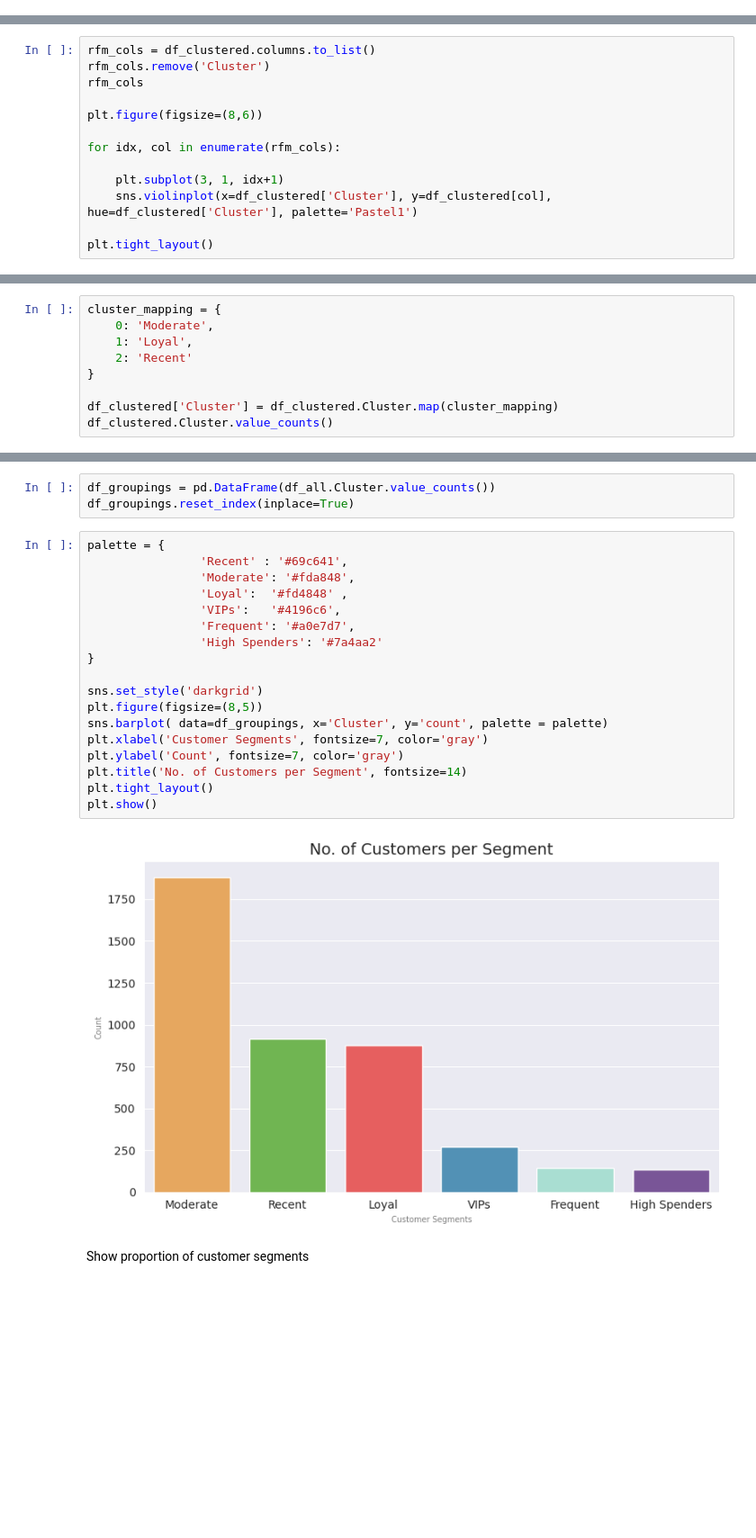
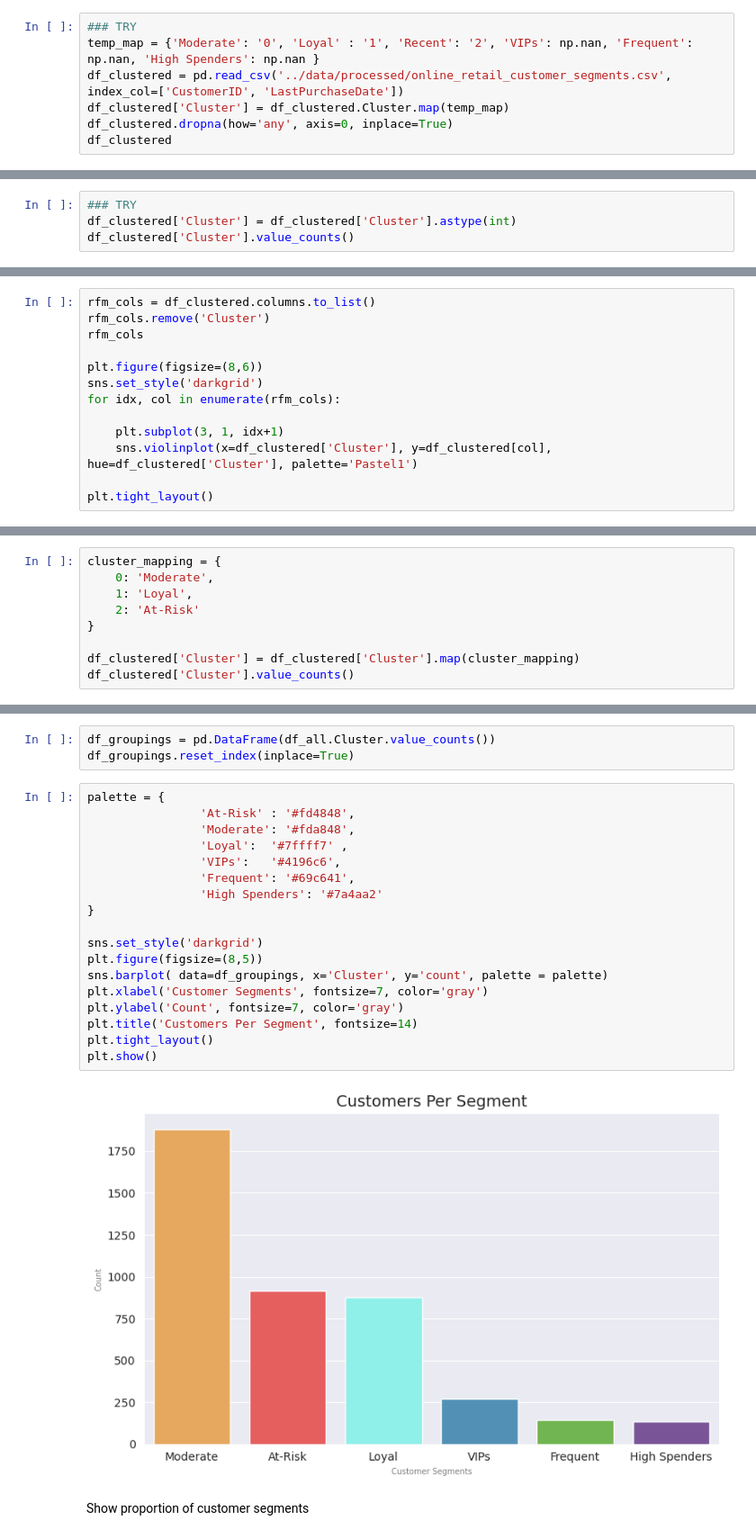
Before and after one commit to ds-edu/DataScienceCapstone_OnlineRetail, a Jupyter notebook: notebooks/Modeling.ipynb, the cells around one changed output, grey strips where cells are left out. Shown at 90% size. Drawn from its saved outputs; the diff is of its cells as text; blank space fills up the shorter version.

```diff
--- a/notebooks/Modeling.ipynb
+++ b/notebooks/Modeling.ipynb
@@ -686,3 +695,10 @@ Cluster
 2     913
 1     879
 Name: count, dtype: int64
+# %%
+### TRY
+temp_map = {'Moderate': '0', 'Loyal' : '1', 'Recent': '2', 'VIPs': np.nan, 'Frequent': np.nan, 'High Spenders': np.nan }
+df_clustered = pd.read_csv('../data/processed/online_retail_customer_segments.csv', index_col=['CustomerID', 'LastPurchaseDate'])
+df_clustered['Cluster'] = df_clustered.Cluster.map(temp_map)
+df_clustered.dropna(how='any', axis=0, inplace=True)
+df_clustered
@@ -688,0 +720,4 @@ Name: count, dtype: int64
+# %%
+### TRY
+df_clustered['Cluster'] = df_clustered['Cluster'].astype(int)
+df_clustered['Cluster'].value_counts()
@@ -692,7 +733,7 @@ rfm_cols.remove('Cluster')
 rfm_cols
 
 plt.figure(figsize=(8,6))
-
+sns.set_style('darkgrid')
 for idx, col in enumerate(rfm_cols):
 
     plt.subplot(3, 1, idx+1)
@@ -723,11 +764,11 @@ Map the assigned customer segment labels in the previous assessment section to t
 cluster_mapping = {
     0: 'Moderate',
     1: 'Loyal',
-    2: 'Recent'
+    2: 'At-Risk'
 }
 
-df_clustered['Cluster'] = df_clustered.Cluster.map(cluster_mapping)
-df_clustered.Cluster.value_counts()
+df_clustered['Cluster'] = df_clustered['Cluster'].map(cluster_mapping)
+df_clustered['Cluster'].value_counts()
 # %% [output]
 Cluster
 Moderate    1882
@@ -782,24 +831,24 @@ df_groupings = pd.DataFrame(df_all.Cluster.value_counts())
 df_groupings.reset_index(inplace=True)
 # %%
 palette = {
-                'Recent' : '#69c641',
+                'At-Risk' : '#fd4848',
                 'Moderate': '#fda848',
-                'Loyal':  '#fd4848' ,
+                'Loyal':  '#7ffff7' ,
                 'VIPs':   '#4196c6',
-                'Frequent': '#a0e7d7',
+                'Frequent': '#69c641',
                 'High Spenders': '#7a4aa2'
 }
 
 sns.set_style('darkgrid')
 plt.figure(figsize=(8,5))
 sns.barplot( data=df_groupings, x='Cluster', y='count', palette = palette)
 plt.xlabel('Customer Segments', fontsize=7, color='gray')
 plt.ylabel('Count', fontsize=7, color='gray')
-plt.title('No. of Customers per Segment', fontsize=14)
+plt.title('Customers Per Segment', fontsize=14)
 plt.tight_layout()
 plt.show()
 # %% [output]
-[figure, old version]
+[figure, new version]
 # %% [markdown]
 Show proportion of customer segments
 # %%
```
Also changed, not shown: parts of 16 cells of this notebook, 3 other files.
